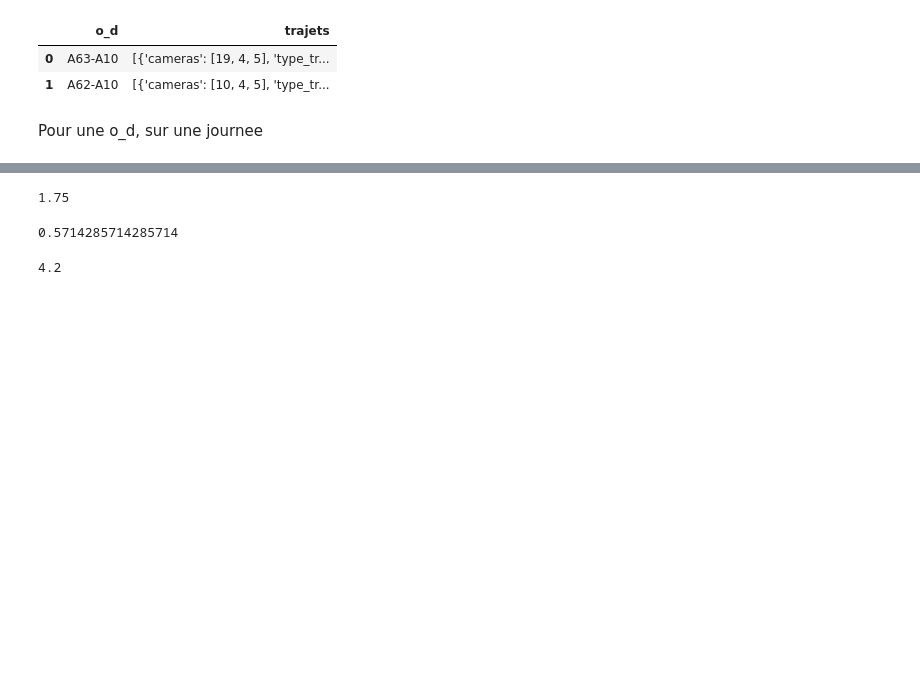
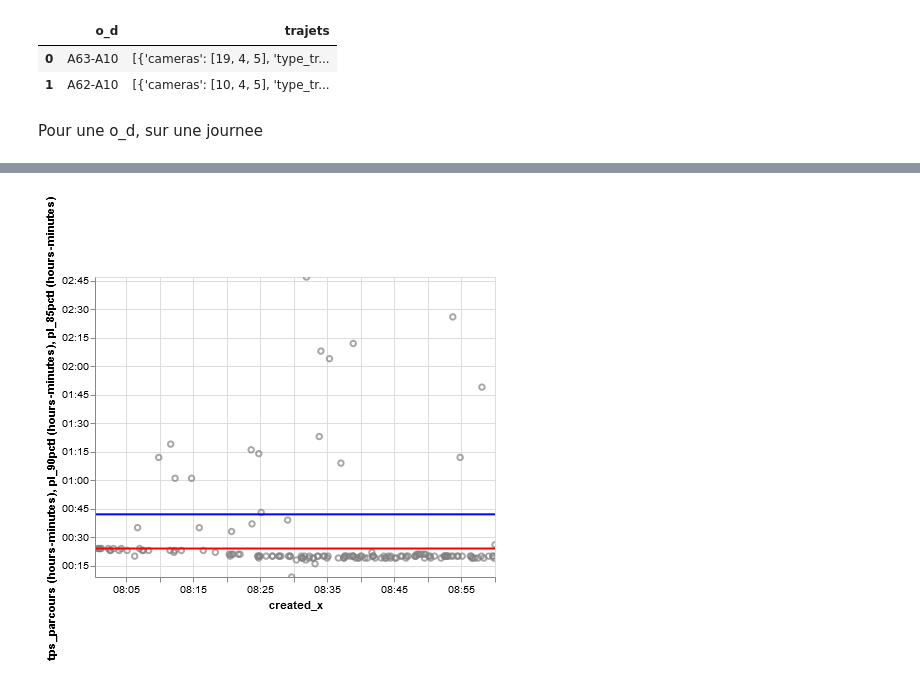
Before and after one commit to nantodevison/lapi, a Jupyter notebook: Carto_Lapi/Analyse/classe_traj_indirect.ipynb, the cells around one changed output, grey strips where cells are left out. Drawn from its saved outputs; the diff is of its cells as text; code cells hidden in the pictures; blank space fills up the shorter version.

Commit message:
export auto graph V0

```diff
--- a/Carto_Lapi/Analyse/classe_traj_indirect.ipynb
+++ b/Carto_Lapi/Analyse/classe_traj_indirect.ipynb
@@ -108,4 +87,4 @@ dico_od#pour verif
 # %%
-test_graph1=t.trajet_direct(df_journee,'2019-01-29 08:00:00', 60, 16, 19,4)
+toto=t.trajet_direct(df_journee,'2019-01-29 08:00:00', 60, 16, 19,4)
 # %%
-g_pl_ok=test_graph1.plot_graphs()[2]
+graph=toto.plot_graphs()[2]
@@ -133,12 +91,4 @@ test_graph1.df_pl_ok
-# %%
-70/40
-# %% [output]
-1.75
-# %%
-40/70
-# %% [output]
-0.5714285714285714
-# %%
-0.07*60
-# %% [output]
-4.2
+# %%
+graph
+# %% [output]
+[figure, added]
```
Also changed, not shown: parts of 10 cells of this notebook, 1 other file.
